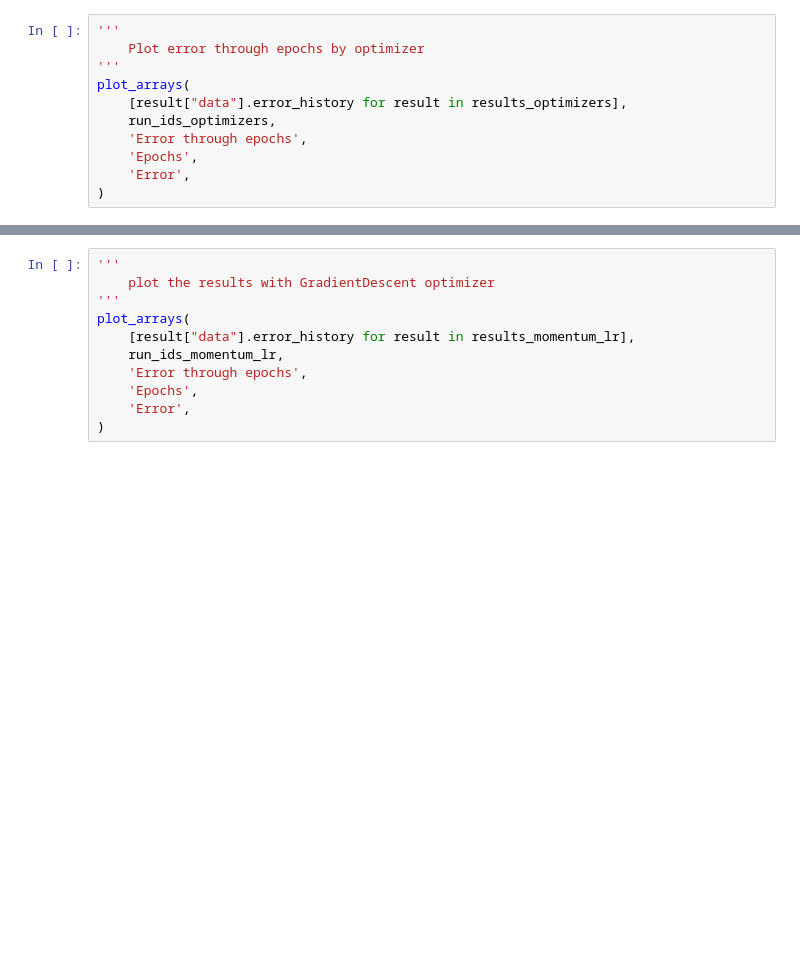
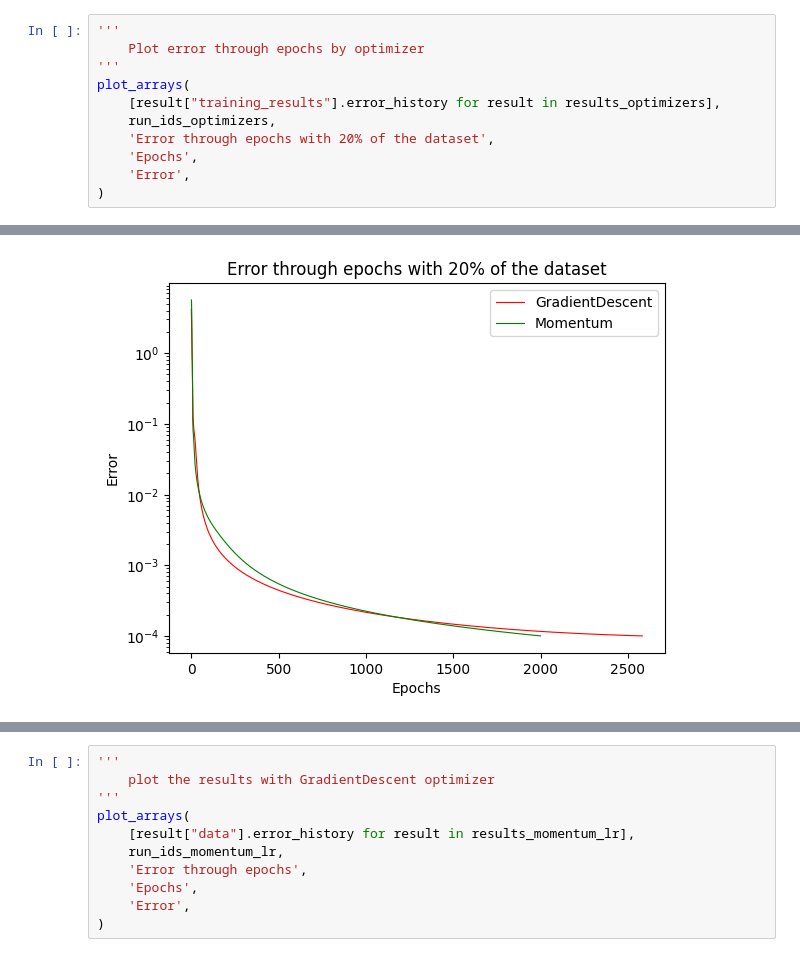
Before and after one commit to ichayer/sia, a Jupyter notebook: tp3/ejercicio3b.ipynb, the cells around one changed output, grey strips where cells are left out. Cells and saved outputs as stored; diff of their text form; blank space fills up the shorter version.

```diff
--- a/tp3/ejercicio3b.ipynb
+++ b/tp3/ejercicio3b.ipynb
@@ -23,9 +35,10 @@ for i in range(len(run_ids_optimizers)):
     Plot error through epochs by optimizer
 '''
 plot_arrays(
-    [result["data"].error_history for result in results_optimizers],
+    [result["training_results"].error_history for result in results_optimizers],
     run_ids_optimizers,
-    'Error through epochs',
+    'Error through epochs with 20% of the dataset',
     'Epochs',
     'Error',
 )
+# %% [output]
@@ -31,0 +46 @@ plot_arrays(
+[figure, added]
```
Also changed, not shown: parts of 10 cells of this notebook, 5 other files.
